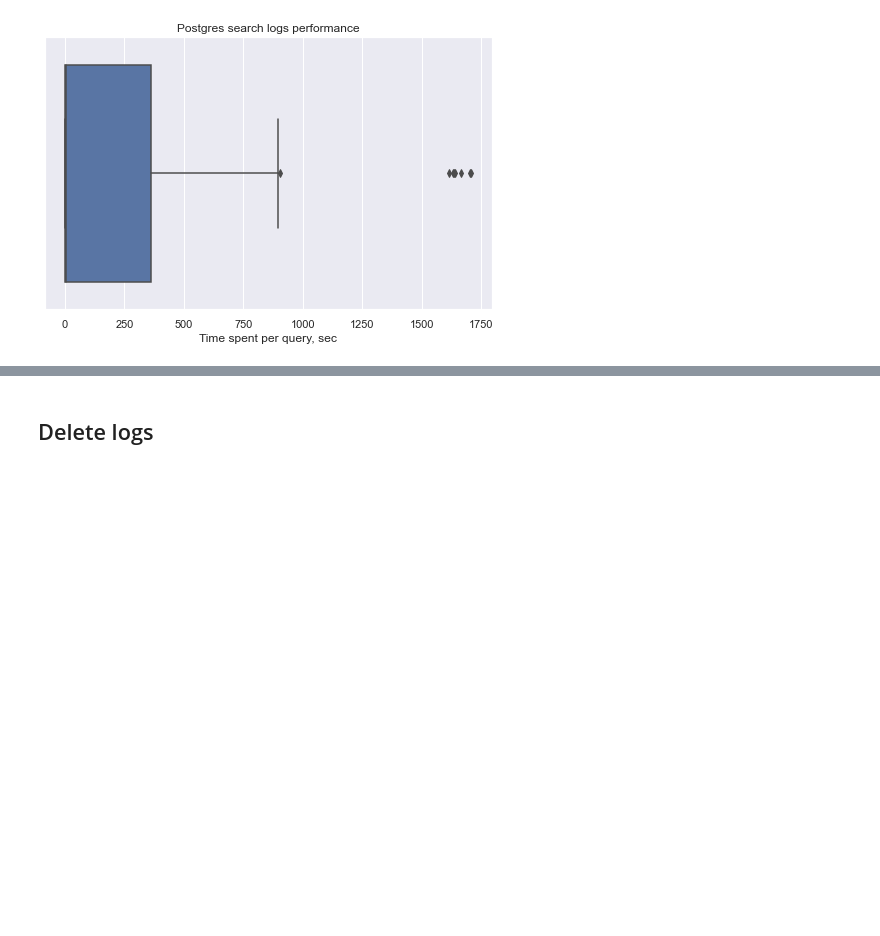
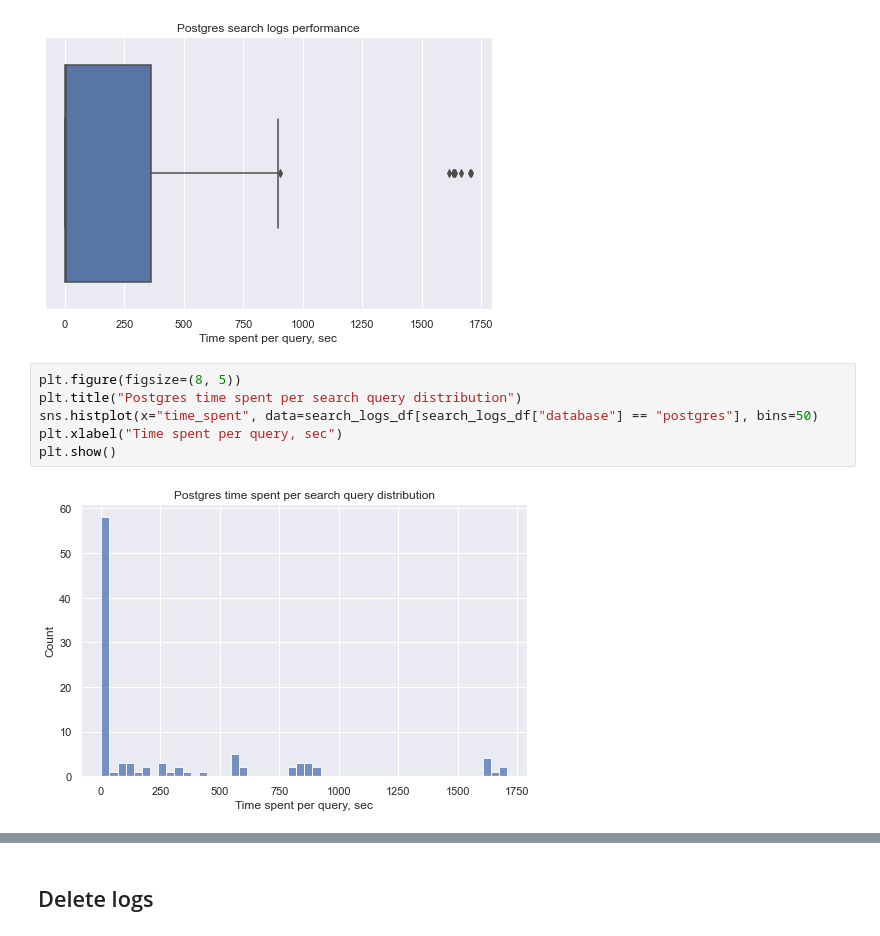
Before and after one commit to reportportal/es-logs-service, a Jupyter notebook: notebooks/performance_visualization.ipynb, the cells around one changed output, grey strips where cells are left out. Saved outputs shown, nothing was run; the diff lists cells and outputs as text; blank space fills up the shorter version.

```diff
--- a/notebooks/performance_visualization.ipynb
+++ b/notebooks/performance_visualization.ipynb
@@ -142,3 +149,11 @@ plt.xlabel("Time spent per query, sec")
 plt.show()
 # %% [output]
 [figure]
+# %%
+plt.figure(figsize=(8, 5))
+plt.title("Postgres time spent per search query distribution")
+sns.histplot(x="time_spent", data=search_logs_df[search_logs_df["database"] == "postgres"], bins=50)
+plt.xlabel("Time spent per query, sec")
+plt.show()
+# %% [output]
+[figure, added]
```
Also changed, not shown: parts of 11 cells of this notebook.
